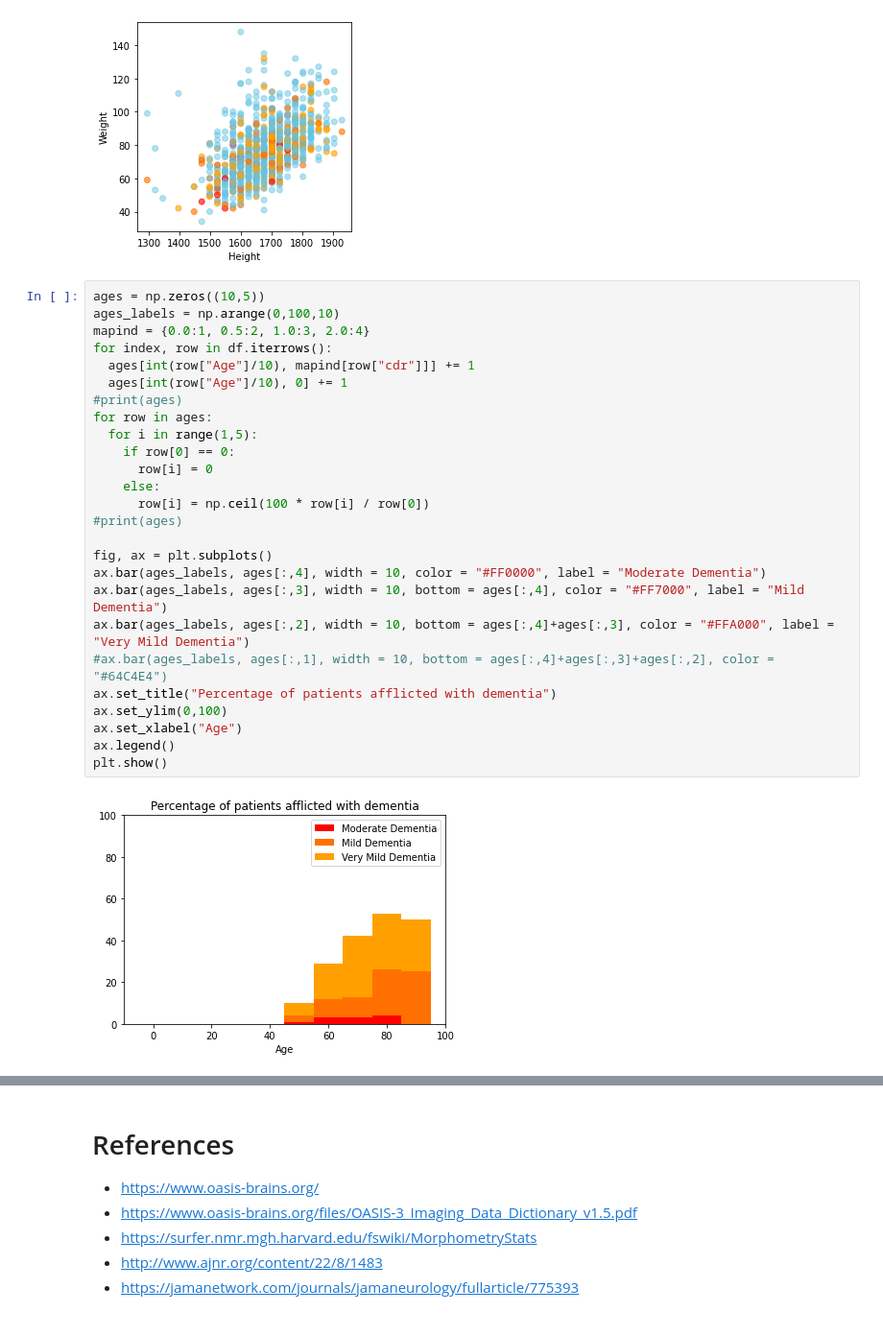
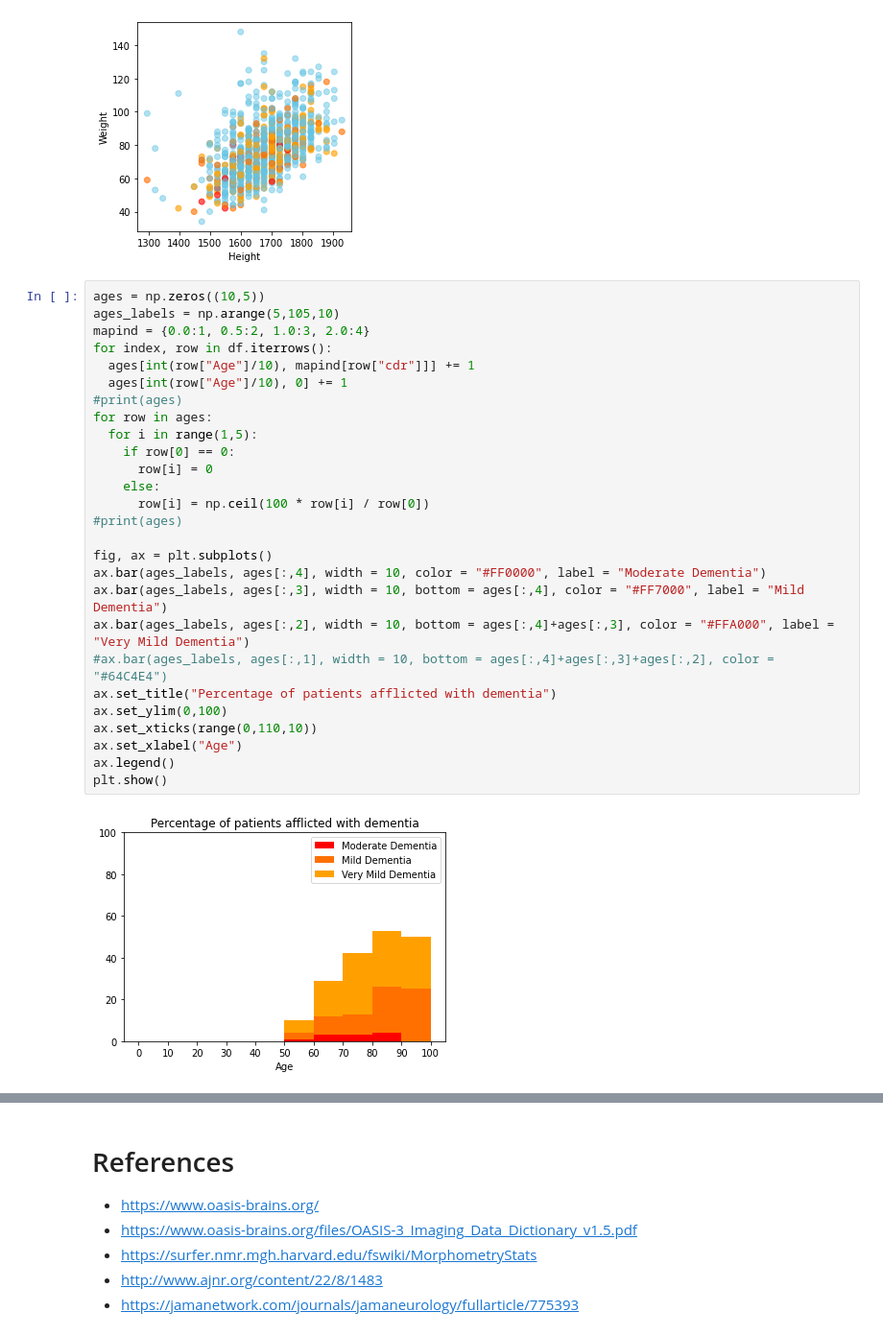
Before and after one commit to xCocco0/alzheimer-recognition, a Jupyter notebook: alzheimer.ipynb, the cells around one changed output, grey strips where cells are left out. Shown: that part at 96% size. Drawn from its saved outputs; the diff is of its cells as text.

```diff
--- a/alzheimer.ipynb
+++ b/alzheimer.ipynb
@@ -41,29 +41,30 @@ plt.show()
 [figure]
 # %%
 ages = np.zeros((10,5))
-ages_labels = np.arange(0,100,10)
+ages_labels = np.arange(5,105,10)
 mapind = {0.0:1, 0.5:2, 1.0:3, 2.0:4}
 for index, row in df.iterrows():
   ages[int(row["Age"]/10), mapind[row["cdr"]]] += 1
   ages[int(row["Age"]/10), 0] += 1
 #print(ages)
 for row in ages:
   for i in range(1,5):
     if row[0] == 0:
       row[i] = 0
     else:
       row[i] = np.ceil(100 * row[i] / row[0])
 #print(ages)
 
 fig, ax = plt.subplots()
 ax.bar(ages_labels, ages[:,4], width = 10, color = "#FF0000", label = "Moderate Dementia")
 ax.bar(ages_labels, ages[:,3], width = 10, bottom = ages[:,4], color = "#FF7000", label = "Mild Dementia")
 ax.bar(ages_labels, ages[:,2], width = 10, bottom = ages[:,4]+ages[:,3], color = "#FFA000", label = "Very Mild Dementia")
 #ax.bar(ages_labels, ages[:,1], width = 10, bottom = ages[:,4]+ages[:,3]+ages[:,2], color = "#64C4E4")
 ax.set_title("Percentage of patients afflicted with dementia")
 ax.set_ylim(0,100)
+ax.set_xticks(range(0,110,10))
 ax.set_xlabel("Age")
 ax.legend()
 plt.show()
 # %% [output]
-[figure, old version]
+[figure, new version]
```
Also changed, not shown: parts of 1 cell of this notebook.
